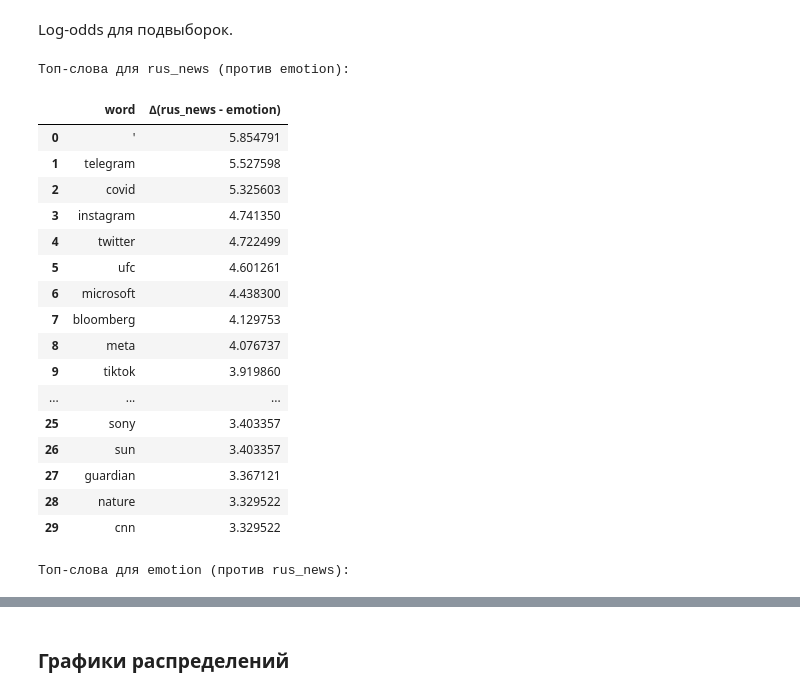
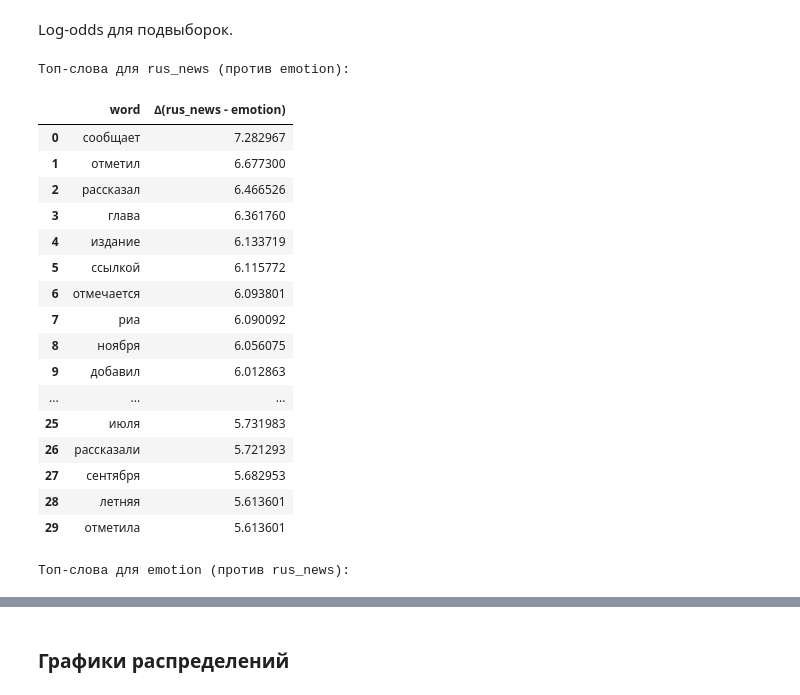
Before and after one commit to liminalvoid/nlp, a Jupyter notebook: sem_2.ipynb, the cells around one changed output, grey strips where cells are left out. Drawn from its saved outputs; the diff is of its cells as text; code cells hidden in the pictures.

```diff
--- a/sem_2.ipynb
+++ b/sem_2.ipynb
@@ -69,8 +69,8 @@ from collections import Counter
 from typing import List
 
 
-TOKEN_RE = re.compile(r"[A-Za-z']+")
-simple_tokenize = lambda text: TOKEN_RE.findall(text.lower())
+TOKEN_RE = re.compile(r"[А-Яа-яЁё]+(?:-[А-Яа-яЁё]+)?")
+simple_tokenize = lambda text, regex: regex.findall(text.lower())
 
 
 def log_odds_with_smoothing(counts_a: Counter, counts_b: Counter, alpha: float = 0.1):
@@ -89,32 +89,22 @@ def log_odds_with_smoothing(counts_a: Counter, counts_b: Counter, alpha: float =
     return deltas
 
 
-def count_tokens(texts):
-    c = Counter()
-
+def get_tokens(texts, regex=TOKEN_RE):
     for t in texts:
         if t:
-            c.update(simple_tokenize(t.lower()))
-
-    return c
-
-
-def
+            yield from simple_tokenize(t, regex)
 
 
 def top_log_odds_words(
-        texts_a: List[str],
-        texts_b: List[str],
+        texts_a: Counter,
+        texts_b: Counter,
         top_n: int = 25,
         alpha: float = 0.1
 ):
     """
     Функция для калькуляции log-odds для токенов.
     """
-    ca = count_tokens(texts_a)
-    cb = count_tokens(texts_b)
-
-    deltas = log_odds_with_smoothing(ca, cb, alpha=alpha)
+    deltas = log_odds_with_smoothing(texts_a, texts_b, alpha=alpha)
     pos = sorted(deltas.items(), key=lambda x: x[1], reverse=True)[:top_n]
     neg = sorted(deltas.items(), key=lambda x: x[1])[:top_n]
 
@@ -124,32 +114,37 @@ Log-odds для подвыборок.
 # %%
 import pandas as pd
 
 
-pos, neg = top_log_odds_words(rus_news_train, emotion_train, top_n=30)
+rus_news_cnt = Counter(get_tokens(rus_news_train))
+ru_emotion_cnt = Counter(get_tokens(emotion_train))
+pos, neg = top_log_odds_words(rus_news_cnt, ru_emotion_cnt, top_n=30)
+
+rus_news_vs_emotions = pd.DataFrame(pos, columns=["word", "∆(rus_news - emotion)"])
+emotions_vs_rus_news = pd.DataFrame(neg, columns=["word", "∆(emotion - rus_news)"])
 
 print("Топ-слова для rus_news (против emotion):")
-display(pd.DataFrame(pos, columns=["word", "∆(rus_news - emotion)"]))
+display(rus_news_vs_emotions)
 
 print("Топ-слова для emotion (против rus_news):")
-display(pd.DataFrame(neg, columns=["word", "∆(emotion - rus_news)"]))
+display(emotions_vs_rus_news)
 # %% [output]
 Топ-слова для rus_news (против emotion):
 |  | word | ∆(rus_news - emotion) |
-| 0 | ' | 5.854791 |
-| 1 | telegram | 5.527598 |
-| 2 | covid | 5.325603 |
-| 3 | instagram | 4.741350 |
-| 4 | twitter | 4.722499 |
-| 5 | ufc | 4.601261 |
-| 6 | microsoft | 4.438300 |
-| 7 | bloomberg | 4.129753 |
-| 8 | meta | 4.076737 |
-| 9 | tiktok | 3.919860 |
+| 0 | сообщает | 7.282967 |
+| 1 | отметил | 6.677300 |
+| 2 | рассказал | 6.466526 |
+| 3 | глава | 6.361760 |
+| 4 | издание | 6.133719 |
+| 5 | ссылкой | 6.115772 |
+| 6 | отмечается | 6.093801 |
+| 7 | риа | 6.090092 |
+| 8 | ноября | 6.056075 |
+| 9 | добавил | 6.012863 |
 | ... | ... | ... |
-| 25 | sony | 3.403357 |
-| 26 | sun | 3.403357 |
-| 27 | guardian | 3.367121 |
-| 28 | nature | 3.329522 |
-| 29 | cnn | 3.329522 |
+| 25 | июля | 5.731983 |
+| 26 | рассказали | 5.721293 |
+| 27 | сентября | 5.682953 |
+| 28 | летняя | 5.613601 |
+| 29 | отметила | 5.613601 |
 Топ-слова для emotion (против rus_news):
 |  | word | ∆(emotion - rus_news) |
```
Also changed, not shown: parts of 24 cells of this notebook.
